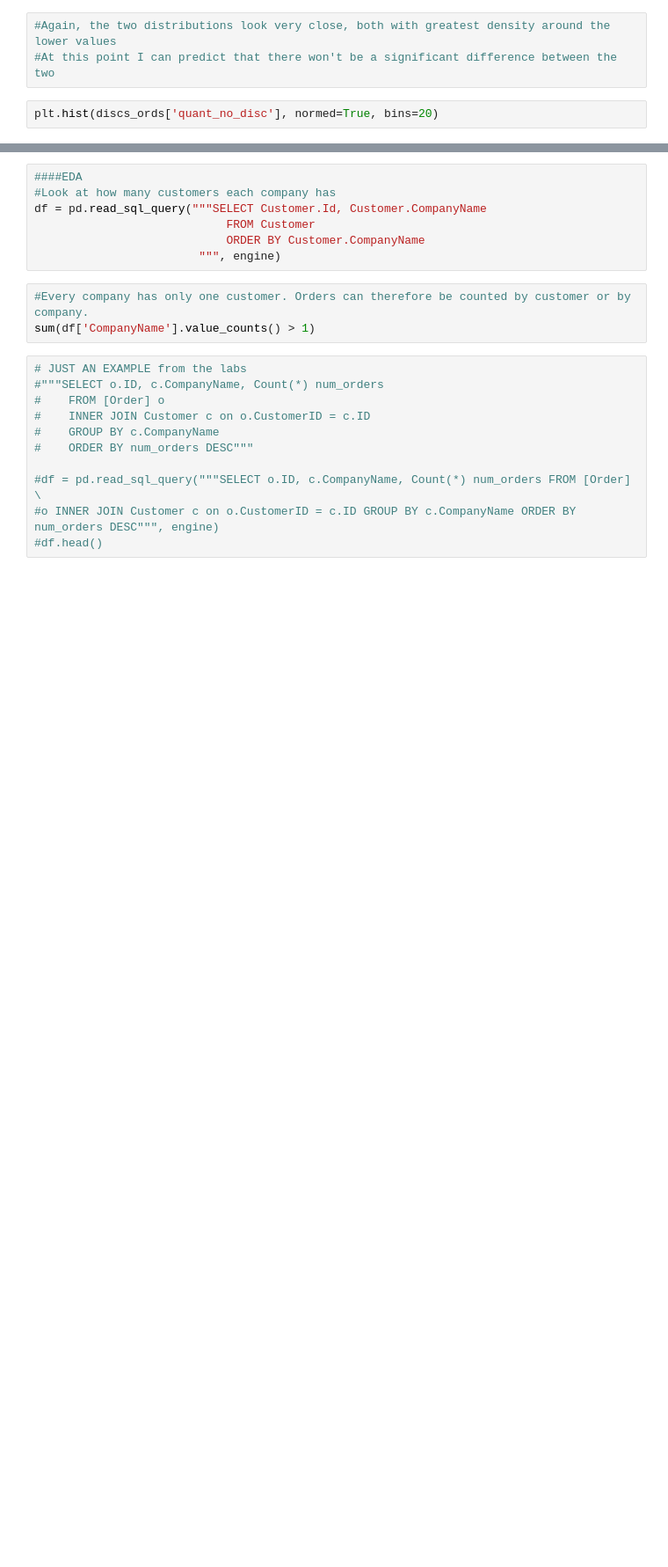
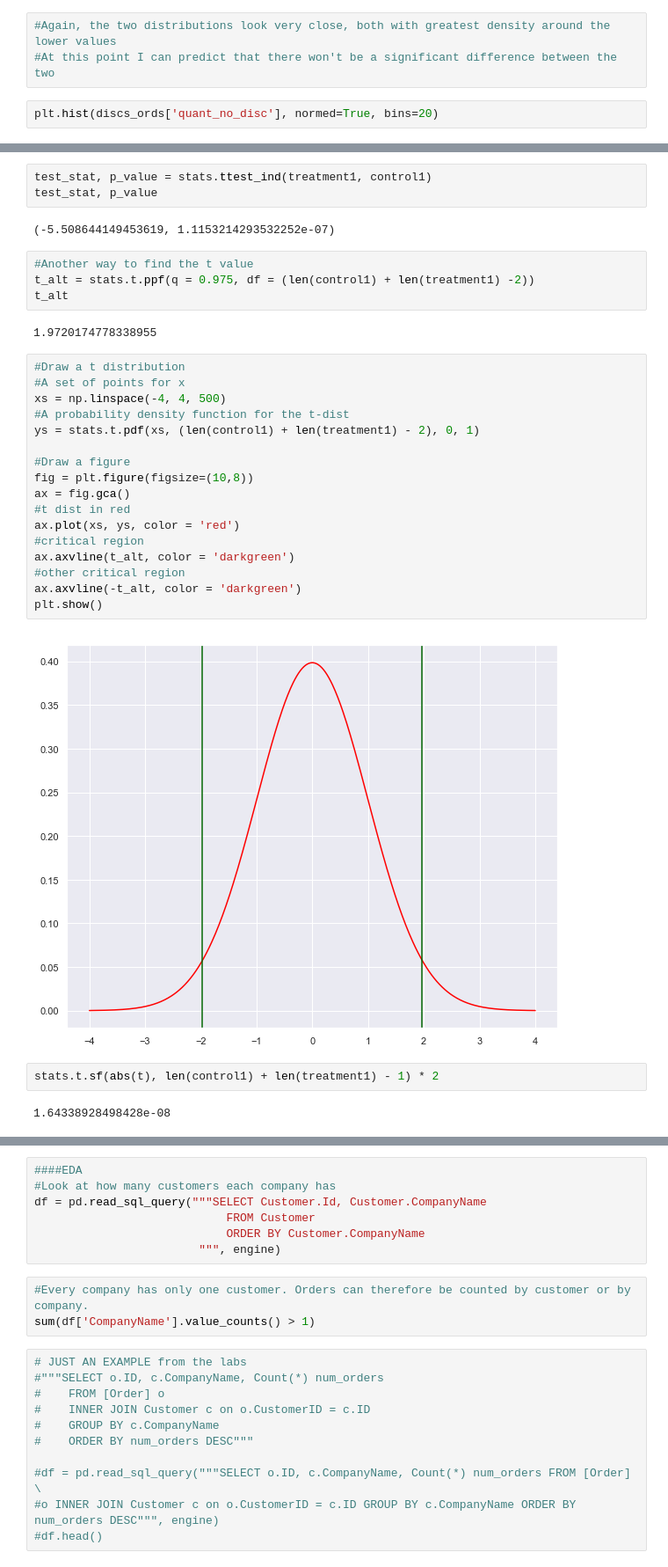
Before and after one commit to ssrosa/dsc-2-final-project-online-ds-pt-100118, a Jupyter notebook: student.ipynb, the cells around one changed output, grey strips where cells are left out. Shown: that part at 88% size. Drawn from its saved outputs; the diff is of its cells as text; blank space fills up the shorter version.

```diff
--- a/student.ipynb
+++ b/student.ipynb
@@ -395,0 +536,34 @@ sns.distplot(disc_sampling)
+# %%
+test_stat, p_value = stats.ttest_ind(treatment1, control1)
+test_stat, p_value
+# %% [output]
+(-5.508644149453619, 1.1153214293532252e-07)
+# %%
+#Another way to find the t value
+t_alt = stats.t.ppf(q = 0.975, df = (len(control1) + len(treatment1) -2))
+t_alt
+# %% [output]
+1.9720174778338955
+# %%
+#Draw a t distribution
+#A set of points for x
+xs = np.linspace(-4, 4, 500)
+#A probability density function for the t-dist
+ys = stats.t.pdf(xs, (len(control1) + len(treatment1) - 2), 0, 1)
+
+#Draw a figure
+fig = plt.figure(figsize=(10,8))
+ax = fig.gca()
+#t dist in red
+ax.plot(xs, ys, color = 'red')
+#critical region
+ax.axvline(t_alt, color = 'darkgreen')
+#other critical region
+ax.axvline(-t_alt, color = 'darkgreen')
+plt.show()
+# %% [output]
+[figure, added]
+# %%
+stats.t.sf(abs(t), len(control1) + len(treatment1) - 1) * 2
+# %% [output]
+1.64338928498428e-08
```
Also changed, not shown: parts of 35 cells of this notebook.
